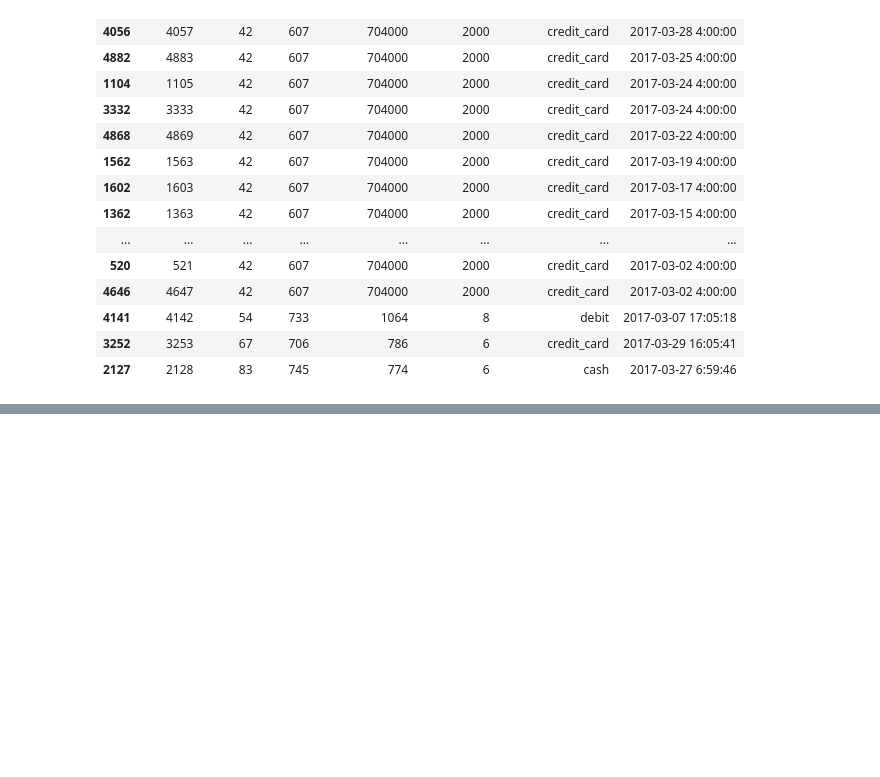
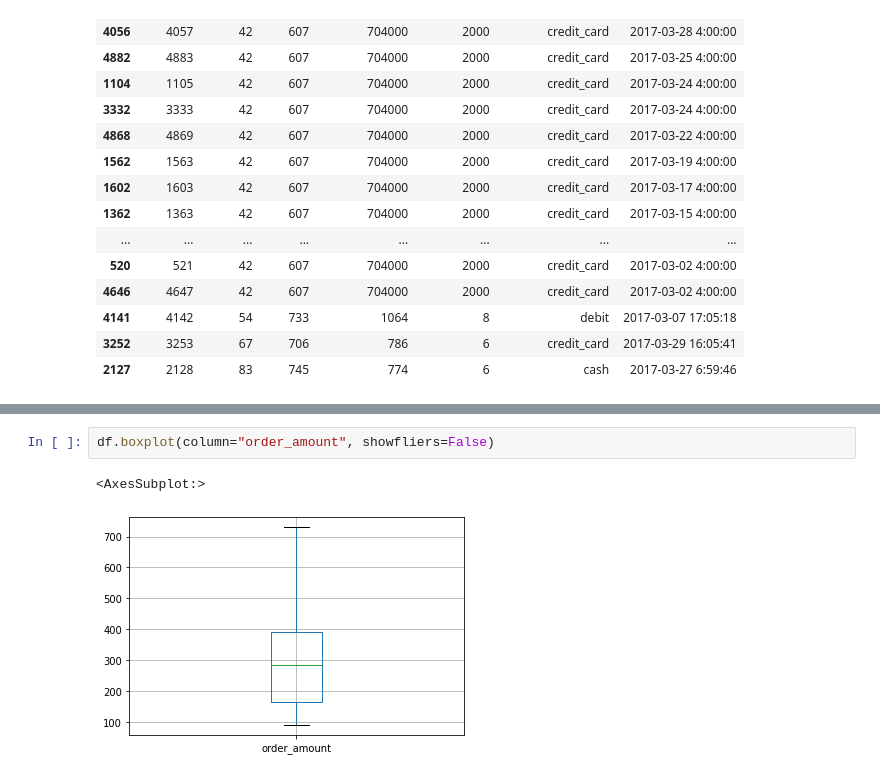
Before and after one commit to 42694647426/Data-Science-Challenge, a Jupyter notebook: challenge.ipynb, the cells around one changed output, grey strips where cells are left out. Drawn from its saved outputs; the diff is of its cells as text; blank space fills up the shorter version.

```diff
--- a/challenge.ipynb
+++ b/challenge.ipynb
@@ -58,0 +92,5 @@ In the given context, each shop is selling only one model of sneakers. The user
+# %%
+df.boxplot(column="order_amount", showfliers=False)
+# %% [output]
+<AxesSubplot:>
+[figure, added]
```
Also changed, not shown: parts of 12 cells of this notebook.
